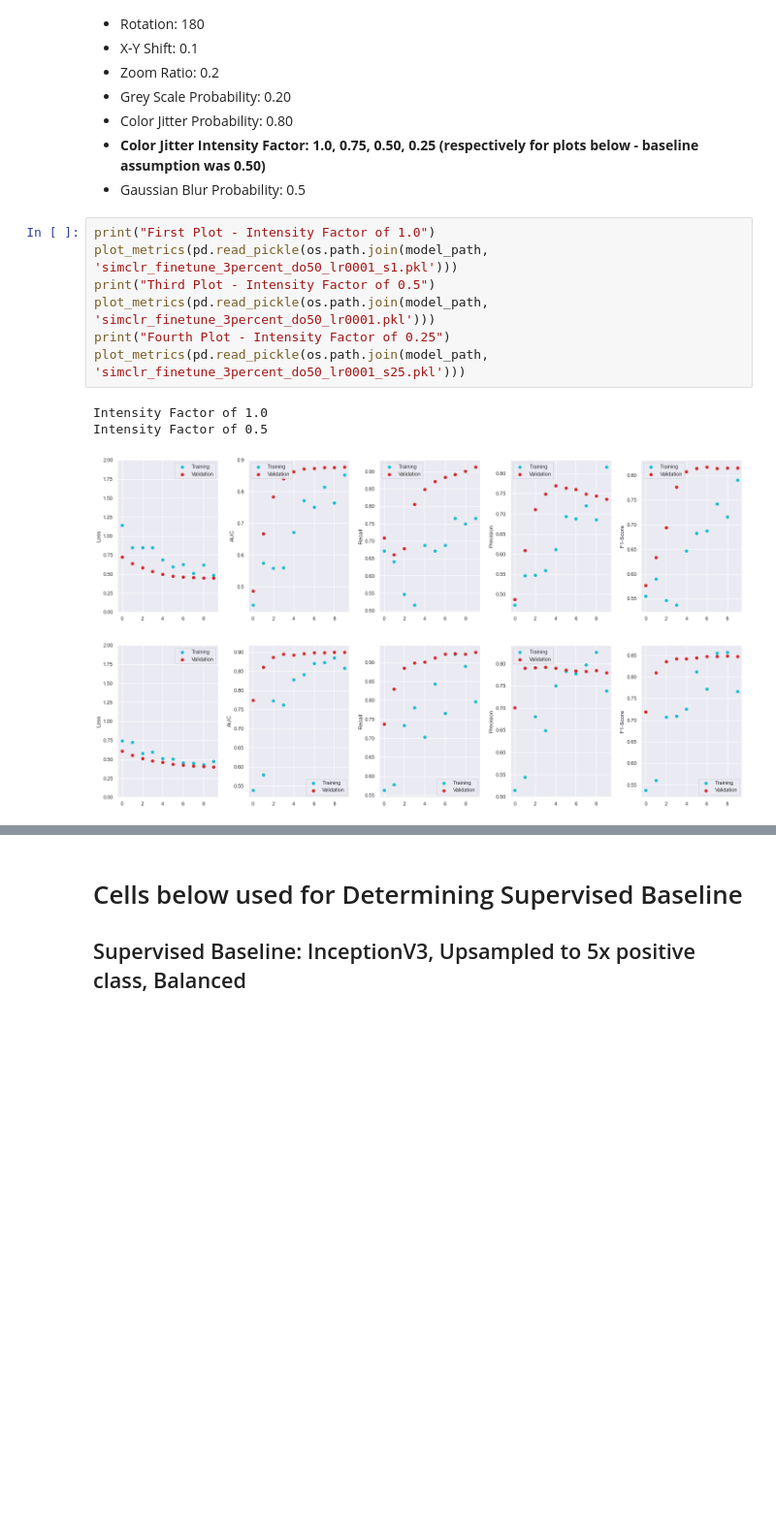
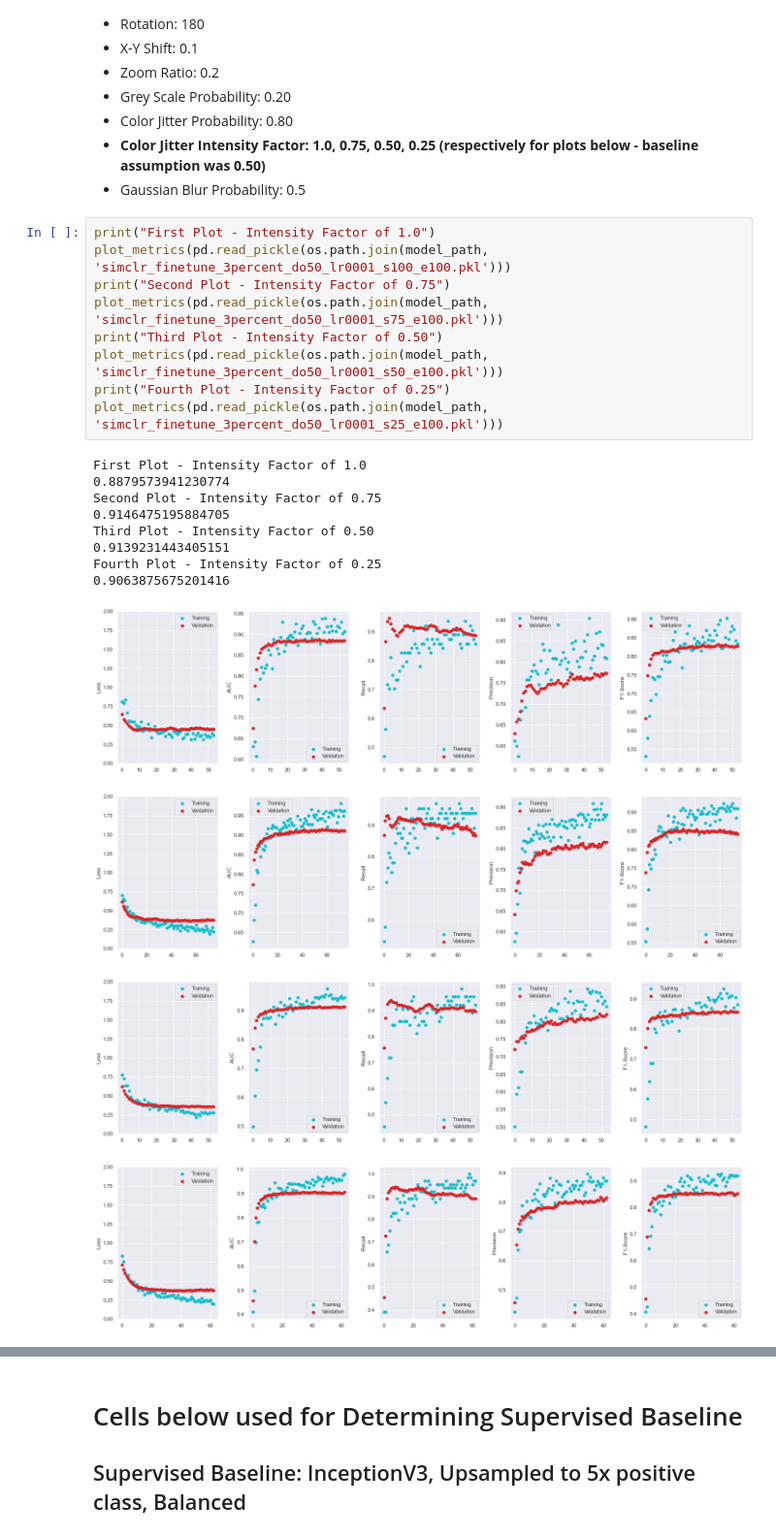
Before and after one commit to mariaauslander/capstone_fall20_irrigation, a Jupyter notebook: BigEarthData/epoch_metrics.ipynb, the cells around one changed output, grey strips where cells are left out. Shown at 97% size. Drawn from its saved outputs; the diff is of its cells as text; blank space fills up the shorter version.

Commit message:
evaluation of different finetune strategies

```diff
--- a/BigEarthData/epoch_metrics.ipynb
+++ b/BigEarthData/epoch_metrics.ipynb
@@ -326,13 +335,23 @@ As we noted above, the continued training, with a low learning rate, does appear
 - Gaussian Blur Probability: 0.5
 # %%
 print("First Plot - Intensity Factor of 1.0")
-plot_metrics(pd.read_pickle(os.path.join(model_path, 'simclr_finetune_3percent_do50_lr0001_s1.pkl')))
-print("Third Plot - Intensity Factor of 0.5")
-plot_metrics(pd.read_pickle(os.path.join(model_path, 'simclr_finetune_3percent_do50_lr0001.pkl')))
+plot_metrics(pd.read_pickle(os.path.join(model_path, 'simclr_finetune_3percent_do50_lr0001_s100_e100.pkl')))
+print("Second Plot - Intensity Factor of 0.75")
+plot_metrics(pd.read_pickle(os.path.join(model_path, 'simclr_finetune_3percent_do50_lr0001_s75_e100.pkl')))
+print("Third Plot - Intensity Factor of 0.50")
+plot_metrics(pd.read_pickle(os.path.join(model_path, 'simclr_finetune_3percent_do50_lr0001_s50_e100.pkl')))
 print("Fourth Plot - Intensity Factor of 0.25")
-plot_metrics(pd.read_pickle(os.path.join(model_path, 'simclr_finetune_3percent_do50_lr0001_s25.pkl')))
+plot_metrics(pd.read_pickle(os.path.join(model_path, 'simclr_finetune_3percent_do50_lr0001_s25_e100.pkl')))
 # %% [output]
-Intensity Factor of 1.0
-Intensity Factor of 0.5
+First Plot - Intensity Factor of 1.0
+0.8879573941230774
+Second Plot - Intensity Factor of 0.75
+0.9146475195884705
+Third Plot - Intensity Factor of 0.50
+0.9139231443405151
+Fourth Plot - Intensity Factor of 0.25
+0.9063875675201416
-[figure, old version]
+[figure, new version]
-[figure, old version]
+[figure, new version]
+[figure, added]
+[figure, added]
```
Also changed, not shown: parts of 16 cells of this notebook, 1 other file.
